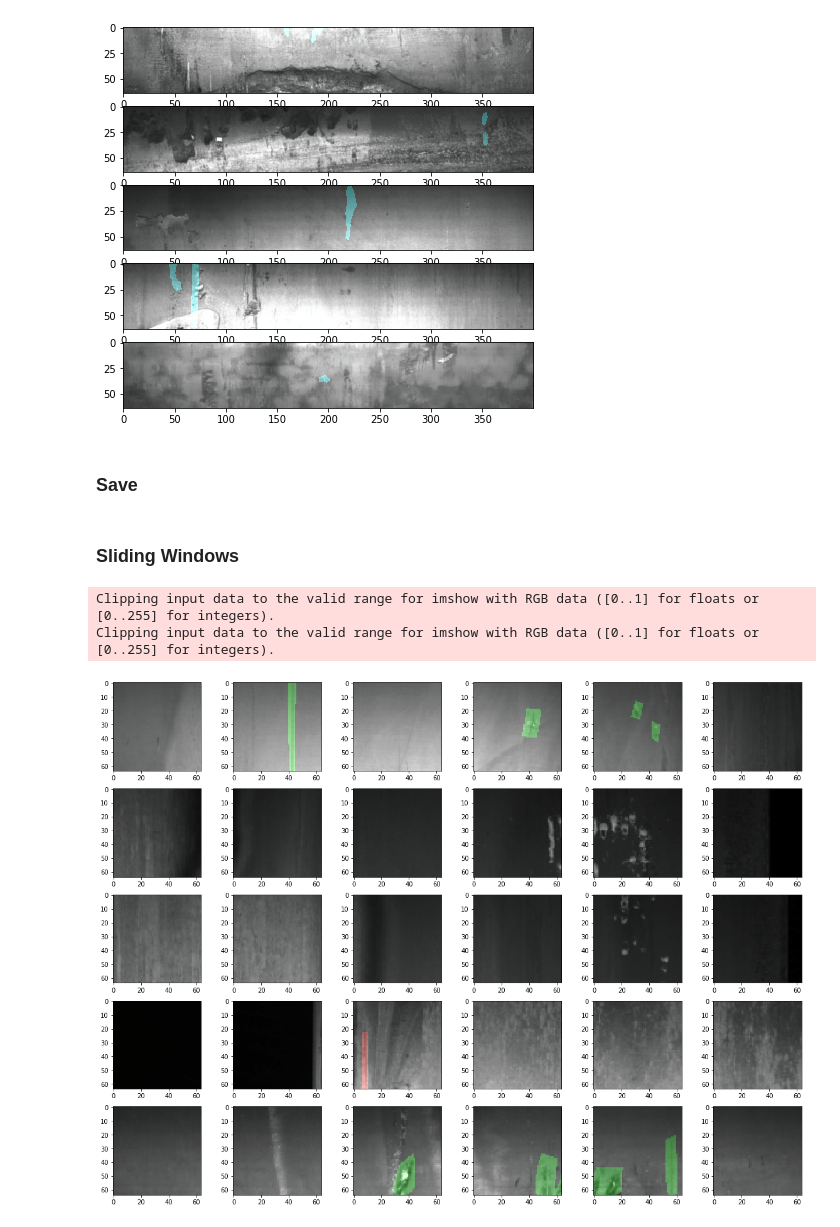
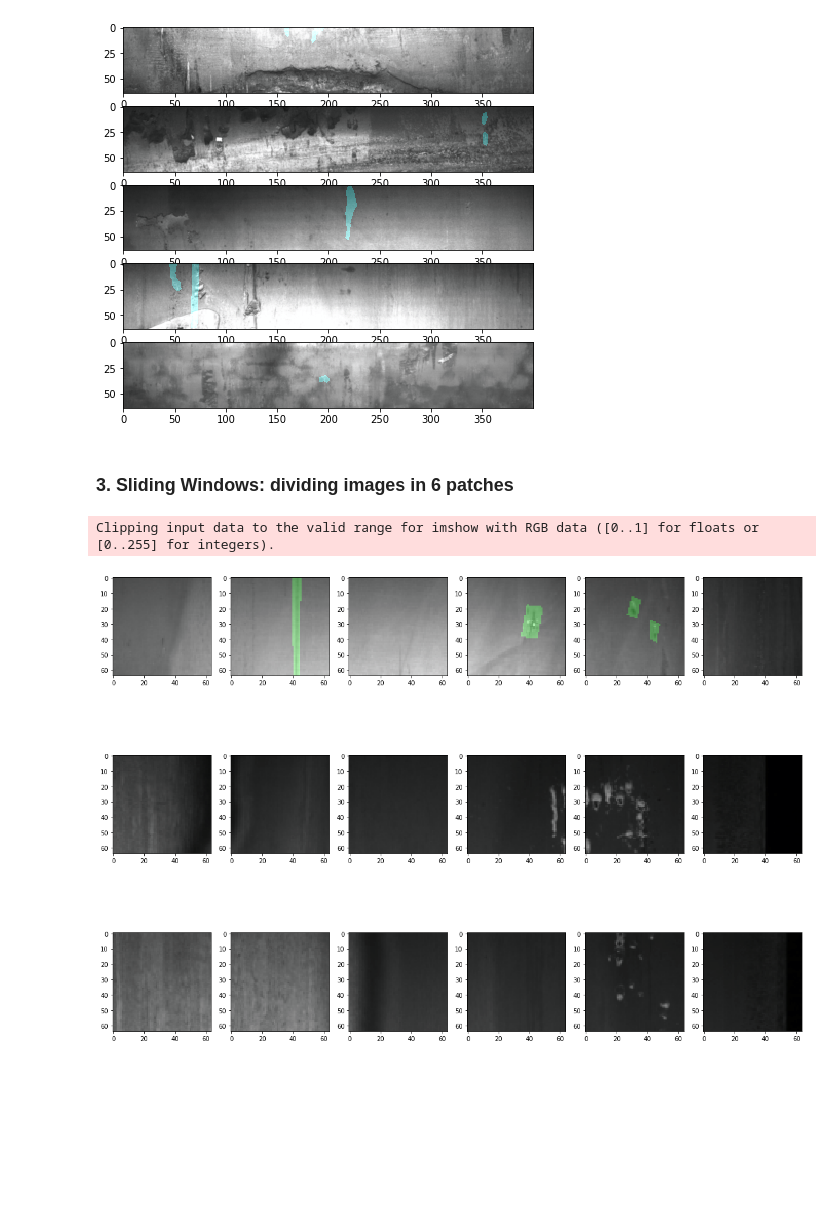
Before and after one commit to f-grimaldi/machine_learning_intepretability_in_steel_industry, a Jupyter notebook: notebooks/DataAugmentation.ipynb, the cells around one changed output. Cells and saved outputs as stored; diff of their text form; code cells hidden in the pictures; blank space fills up the shorter version.

```diff
--- a/notebooks/DataAugmentation.ipynb
+++ b/notebooks/DataAugmentation.ipynb
@@ -118,5 +114,3 @@ Clipping input data to the valid range for imshow with RGB data ([0..1] for floa
 Clipping input data to the valid range for imshow with RGB data ([0..1] for floats or [0..255] for integers).
 Clipping input data to the valid range for imshow with RGB data ([0..1] for floats or [0..255] for integers).
 [figure]
-# %% [markdown]
-### Save
@@ -131,5 +117,5 @@ torch.save(aug_M, MASK_OUTPUT_PATH)
 # %% [markdown]
-### Sliding Windows
+### 3. Sliding Windows: dividing images in 6 patches
 # %%
 sliding = c_dataset.SlidingWindow(X_t, y_t, M_t)
 X_slided = torch.empty((X_t.shape[0]*6, 3, 64, 64))
@@ -144,17 +130,16 @@ for n, batch in tqdm(enumerate(loader)):
     y_slided[n*6*batch_size:n*6*batch_size + bs*6] = y_batch.view(bs*6)
     M_slided[n*6*batch_size:n*6*batch_size + bs*6] = M_batch.view(bs*6, 64, 64)
 # %%
-fig, ax = plt.subplots(5, 6, figsize=(20, 15))
-for i in range(5):
+fig, ax = plt.subplots(3, 6, figsize=(20, 15))
+for i in range(3):
     for j in range(6):
         n = i*6 + j
         img = np.transpose(X_slided[n].numpy(), (1, 2, 0))*params['std'] + params['mean']
         mask = M_slided[n]
         if y_slided[n] > 0:
             img[mask == 1] = img[mask == 1] + params['colors'][y_slided[n]-1]
         ax[i, j].imshow(img)
 plt.show()
 # %% [output]
 Clipping input data to the valid range for imshow with RGB data ([0..1] for floats or [0..255] for integers).
-Clipping input data to the valid range for imshow with RGB data ([0..1] for floats or [0..255] for integers).
-[figure, old version]
+[figure, new version]
```
Also changed, not shown: parts of 12 cells of this notebook, 9 other files.
